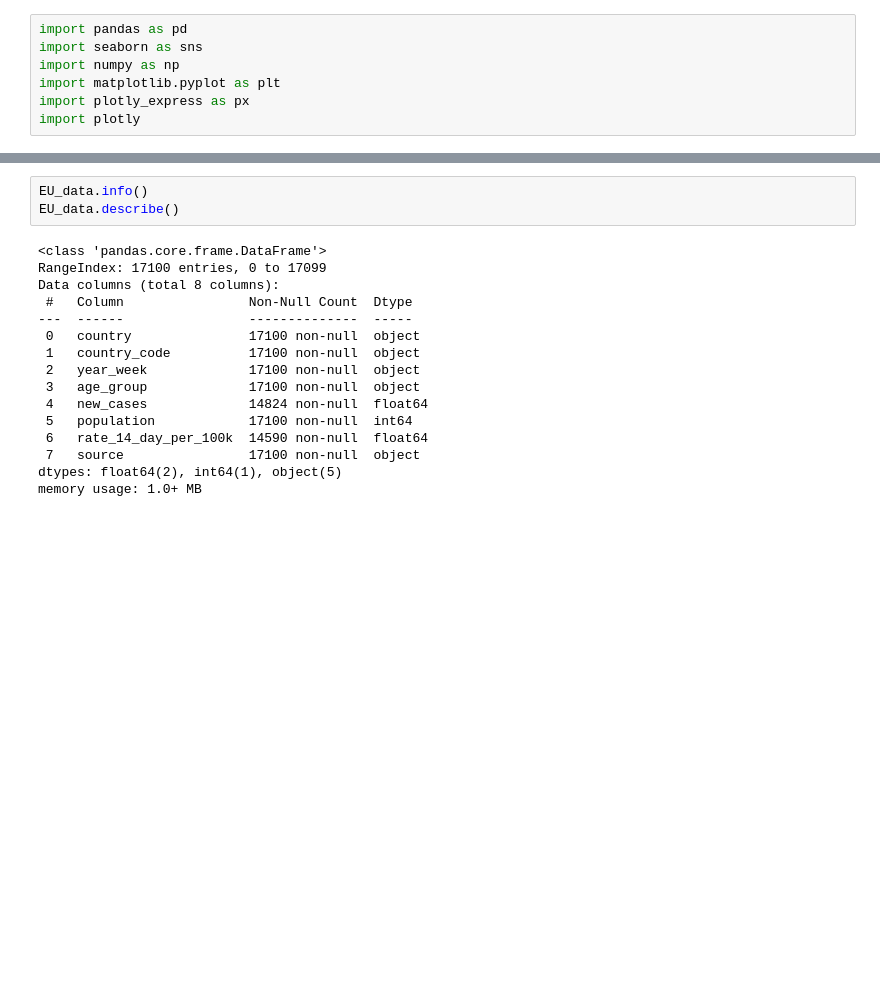
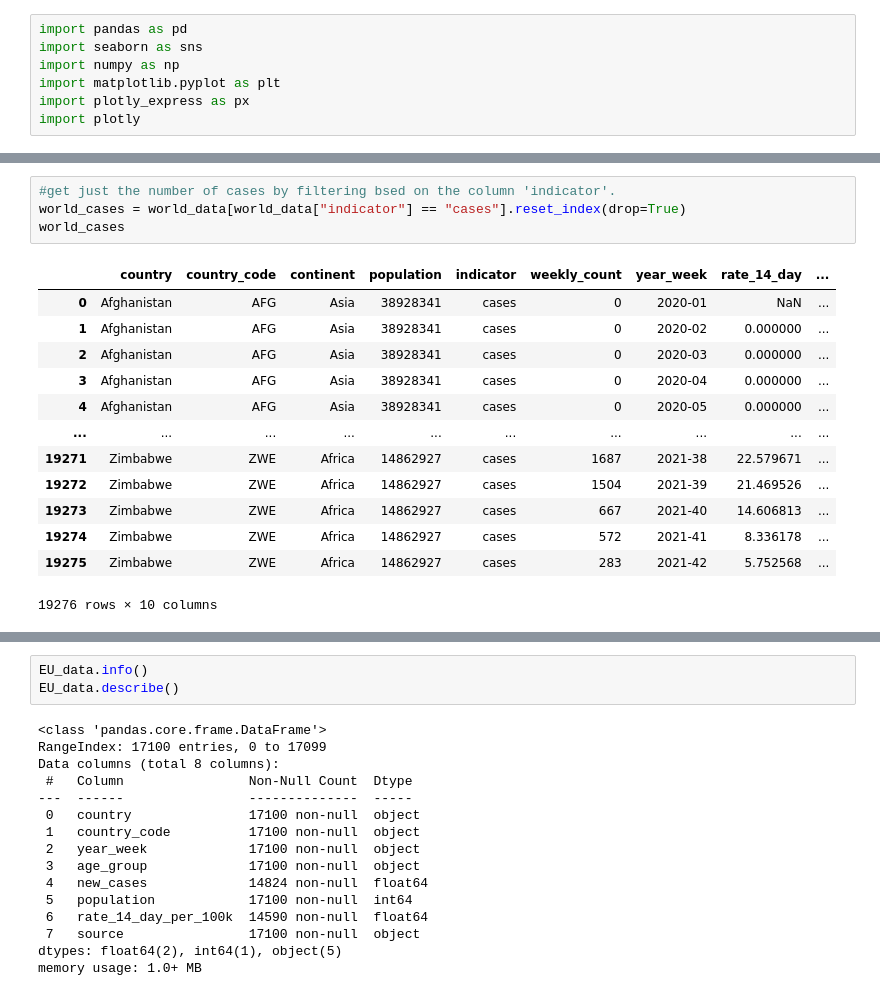
Before and after one commit to AmalDerbali/Databehandling_AmalDerbali, a Jupyter notebook: Lab/Covid_labb.ipynb, the cells around one changed output, grey strips where cells are left out. Saved outputs shown, nothing was run; the diff lists cells and outputs as text; blank space fills up the shorter version.

```diff
--- a/Lab/Covid_labb.ipynb
+++ b/Lab/Covid_labb.ipynb
@@ -638,0 +640,18 @@ world_cont
+# %%
+#get just the number of cases by filtering bsed on the column 'indicator'.
+world_cases = world_data[world_data["indicator"] == "cases"].reset_index(drop=True)
+world_cases
+# %% [output]
+|  | country | country_code | continent | population | indicator | weekly_count | year_week | rate_14_day | ... |
+| 0 | Afghanistan | AFG | Asia | 38928341 | cases | 0 | 2020-01 | NaN | ... |
+| 1 | Afghanistan | AFG | Asia | 38928341 | cases | 0 | 2020-02 | 0.000000 | ... |
+| 2 | Afghanistan | AFG | Asia | 38928341 | cases | 0 | 2020-03 | 0.000000 | ... |
+| 3 | Afghanistan | AFG | Asia | 38928341 | cases | 0 | 2020-04 | 0.000000 | ... |
+| 4 | Afghanistan | AFG | Asia | 38928341 | cases | 0 | 2020-05 | 0.000000 | ... |
+| ... | ... | ... | ... | ... | ... | ... | ... | ... | ... |
+| 19271 | Zimbabwe | ZWE | Africa | 14862927 | cases | 1687 | 2021-38 | 22.579671 | ... |
+| 19272 | Zimbabwe | ZWE | Africa | 14862927 | cases | 1504 | 2021-39 | 21.469526 | ... |
+| 19273 | Zimbabwe | ZWE | Africa | 14862927 | cases | 667 | 2021-40 | 14.606813 | ... |
+| 19274 | Zimbabwe | ZWE | Africa | 14862927 | cases | 572 | 2021-41 | 8.336178 | ... |
+| 19275 | Zimbabwe | ZWE | Africa | 14862927 | cases | 283 | 2021-42 | 5.752568 | ... |
+19276 rows × 10 columns
```
Also changed, not shown: parts of 23 cells of this notebook.
